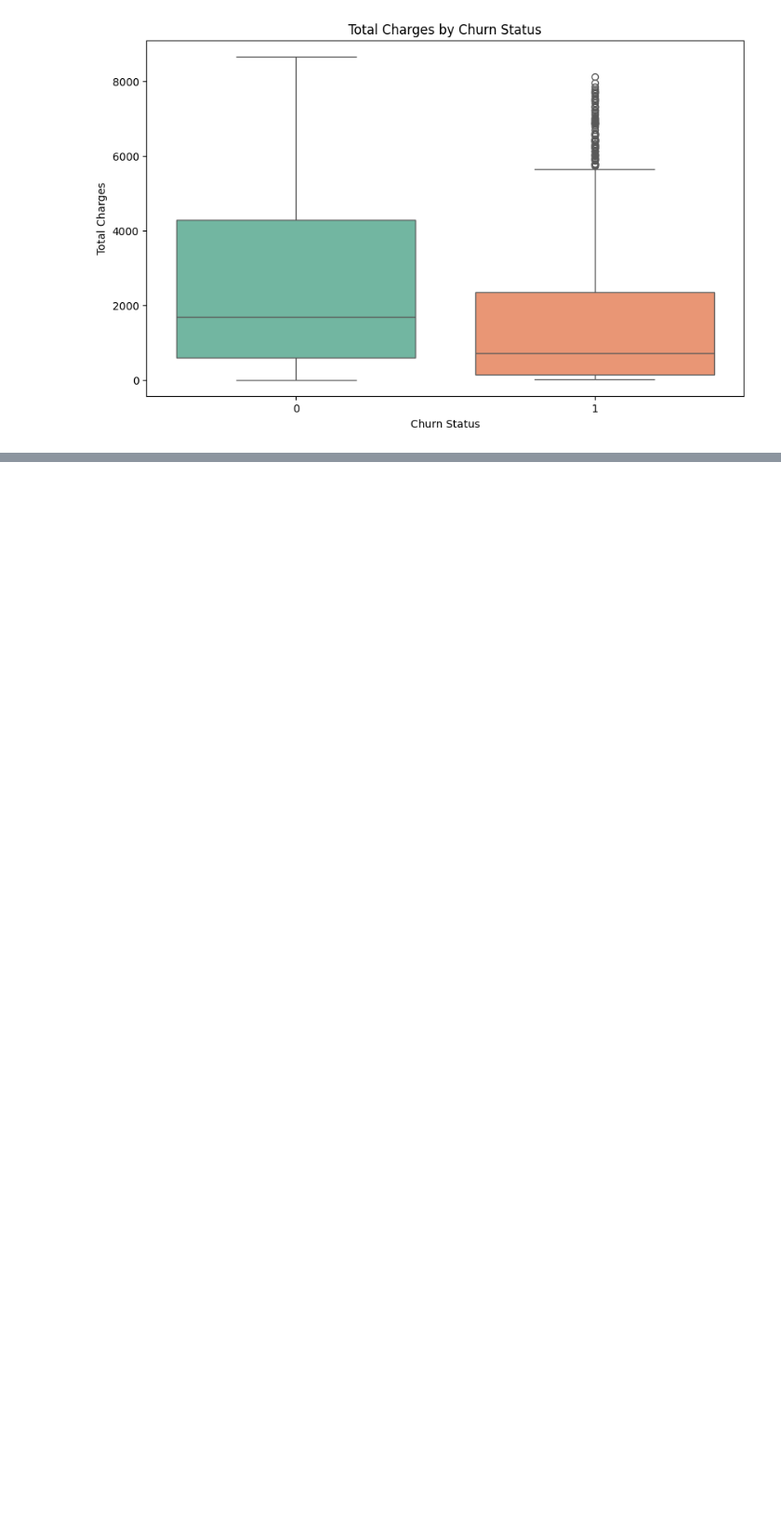
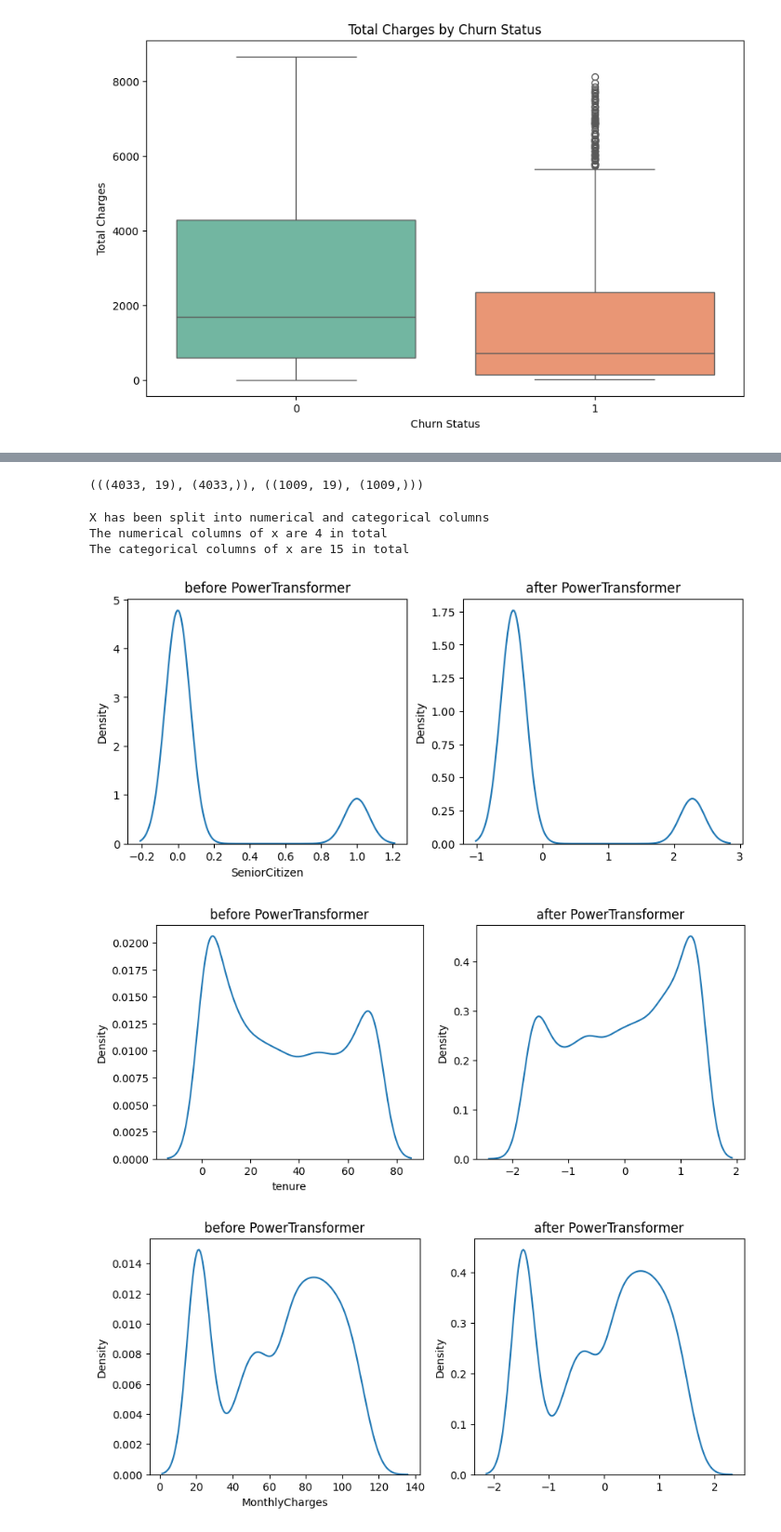
Before and after one commit to briansiaw5/Customer_Churn_ML_Prediction, a Jupyter notebook: main.ipynb, the cells around one changed output, grey strips where cells are left out. Shown at 93% size. Drawn from its saved outputs; the diff is of its cells as text; code cells hidden in the pictures; blank space fills up the shorter version.

```diff
--- a/main.ipynb
+++ b/main.ipynb
@@ -1053,6 +1021,7 @@ plt.show()
 #creating a dataframe without the missing churn values
 df1_df2= combined_df.copy()
 df1_df2= df1_df2.dropna(subset= ['Churn'])
+train_df= df1_df2.copy()
 
 # Encode categorical columns
 label_encoders = {}
@@ -1264,0 +1255,23 @@ plt.show()
+# %%
+#dropping columns not needed for training
+train_df2= train_df.drop(columns= ['customerID', 'label'], axis=1)
+x = train_df2.drop(columns= ['Churn'])
+y= train_df2['Churn']
+
+#splitting data into training and evaluation sets
+x_train, x_eval, y_train, y_eval = train_test_split(x, y, test_size= 0.2, stratify=y, random_state=42)
+(x_train.shape, y_train.shape), (x_eval.shape, y_eval.shape)
+# %% [output]
+(((4033, 19), (4033,)), ((1009, 19), (1009,)))
+# %%
+#splitting x into numerical and categorical columns
+x_num = x.select_dtypes('number').columns
+x_cat= x.select_dtypes(['object', 'category']).columns
+
+print('X has been split into numerical and categorical columns')
+print(f'The numerical columns of x are {len(x_num)} in total')
+print(f'The categorical columns of x are {len(x_cat)} in total')
+# %% [output]
+X has been split into numerical and categorical columns
+The numerical columns of x are 4 in total
+The categorical columns of x are 15 in total
@@ -1264,0 +1304,17 @@ plt.show()
+# %%
+def plots(df, var, t):
+    plt.figure(figsize=(10, 4))
+    plt.subplot(121)
+    sns.kdeplot(df[var])
+    plt.title('before ' +str(t).split('(')[0])
+    plt.subplot(122)
+    p1 = t.fit_transform(df[[var]]).flatten()
+    sns.kdeplot(p1)
+    plt.title('after ' +str(t).split('(')[0])
+
+for col in x.select_dtypes('number').columns:
+    plots(x_train, col, PowerTransformer(method='yeo-johnson'))
+# %% [output]
+[figure, added]
+[figure, added]
+[figure, added]
```
Also changed, not shown: parts of 27 cells of this notebook, 3 other files.
